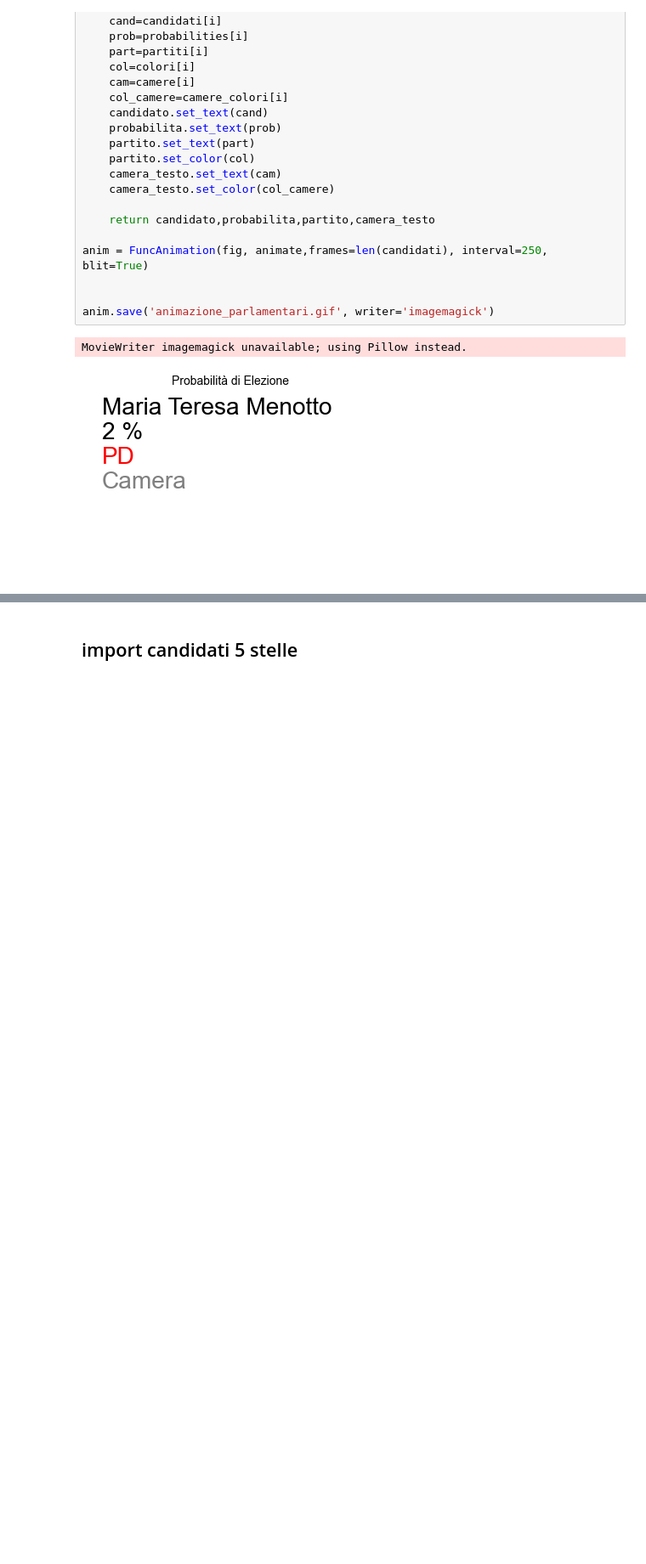
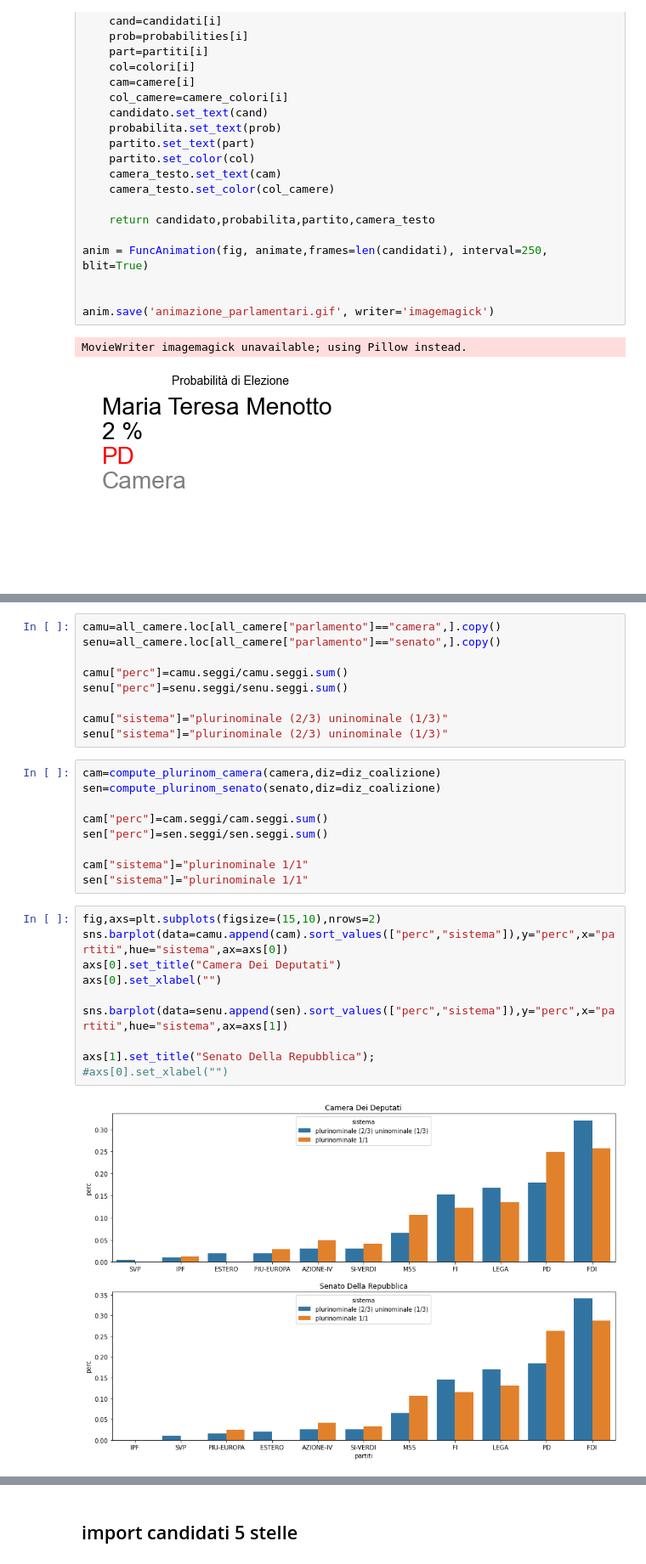
Before and after one commit to gabrielepinto/dati_simulatore_elettorale, a Jupyter notebook: simulazioni_parlamentari.ipynb, the cells around one changed output, grey strips where cells are left out. Shown at 85% size. Cells and saved outputs as stored; diff of their text form; blank space fills up the shorter version.

```diff
--- a/simulazioni_parlamentari.ipynb
+++ b/simulazioni_parlamentari.ipynb
@@ -426,0 +1338,30 @@ MovieWriter imagemagick unavailable; using Pillow instead.
+# %%
+camu=all_camere.loc[all_camere["parlamento"]=="camera",].copy()
+senu=all_camere.loc[all_camere["parlamento"]=="senato",].copy()
+
+camu["perc"]=camu.seggi/camu.seggi.sum()
+senu["perc"]=senu.seggi/senu.seggi.sum()
+
+camu["sistema"]="plurinominale (2/3) uninominale (1/3)"
+senu["sistema"]="plurinominale (2/3) uninominale (1/3)"
+# %%
+cam=compute_plurinom_camera(camera,diz=diz_coalizione)
+sen=compute_plurinom_senato(senato,diz=diz_coalizione)
+
+cam["perc"]=cam.seggi/cam.seggi.sum()
+sen["perc"]=sen.seggi/sen.seggi.sum()
+
+cam["sistema"]="plurinominale 1/1"
+sen["sistema"]="plurinominale 1/1"
+# %%
+fig,axs=plt.subplots(figsize=(15,10),nrows=2)
+sns.barplot(data=camu.append(cam).sort_values(["perc","sistema"]),y="perc",x="partiti",hue="sistema",ax=axs[0])
+axs[0].set_title("Camera Dei Deputati")
+axs[0].set_xlabel("")
+
+sns.barplot(data=senu.append(sen).sort_values(["perc","sistema"]),y="perc",x="partiti",hue="sistema",ax=axs[1])
+
+axs[1].set_title("Senato Della Repubblica");
+#axs[0].set_xlabel("")
+# %% [output]
+[figure, added]
```
Also changed, not shown: parts of 7 cells of this notebook.
